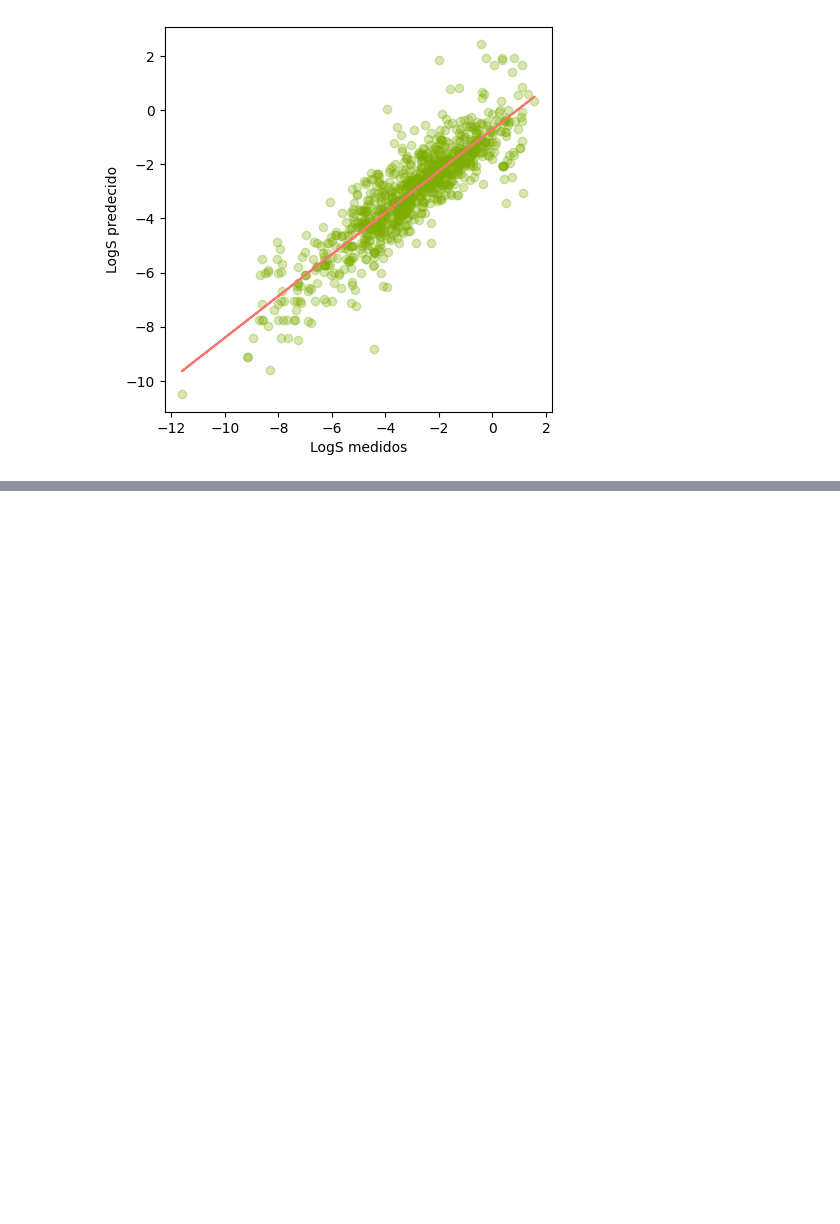
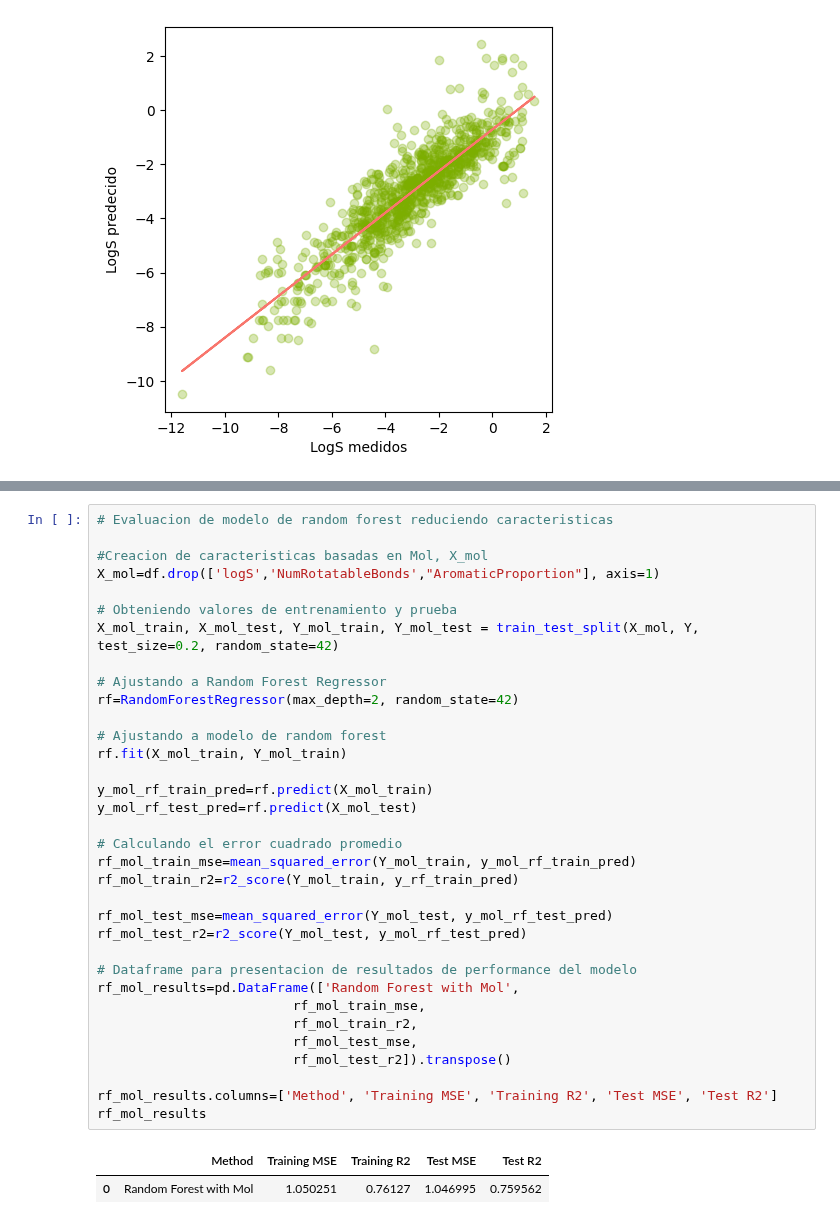
Before and after one commit to mteoraso/ML_Practice, a Jupyter notebook: practica_modelos_ml_solubilidad_moleculas.ipynb, the cells around one changed output, grey strips where cells are left out. Saved outputs shown, nothing was run; the diff lists cells and outputs as text; blank space fills up the shorter version.

```diff
--- a/practica_modelos_ml_solubilidad_moleculas.ipynb
+++ b/practica_modelos_ml_solubilidad_moleculas.ipynb
@@ -321,0 +370,37 @@ Text(0.5, 0, 'LogS medidos')
+# %%
+# Evaluacion de modelo de random forest reduciendo caracteristicas
+
+#Creacion de caracteristicas basadas en Mol, X_mol
+X_mol=df.drop(['logS','NumRotatableBonds',"AromaticProportion"], axis=1)
+
+# Obteniendo valores de entrenamiento y prueba
+X_mol_train, X_mol_test, Y_mol_train, Y_mol_test = train_test_split(X_mol, Y, test_size=0.2, random_state=42)
+
+# Ajustando a Random Forest Regressor
+rf=RandomForestRegressor(max_depth=2, random_state=42)
+
+# Ajustando a modelo de random forest
+rf.fit(X_mol_train, Y_mol_train)
+
+y_mol_rf_train_pred=rf.predict(X_mol_train)
+y_mol_rf_test_pred=rf.predict(X_mol_test)
+
+# Calculando el error cuadrado promedio
+rf_mol_train_mse=mean_squared_error(Y_mol_train, y_mol_rf_train_pred)
+rf_mol_train_r2=r2_score(Y_mol_train, y_rf_train_pred)
+
+rf_mol_test_mse=mean_squared_error(Y_mol_test, y_mol_rf_test_pred)
+rf_mol_test_r2=r2_score(Y_mol_test, y_mol_rf_test_pred)
+
+# Dataframe para presentacion de resultados de performance del modelo
+rf_mol_results=pd.DataFrame(['Random Forest with Mol',
+                         rf_mol_train_mse,
+                         rf_mol_train_r2,
+                         rf_mol_test_mse,
+                         rf_mol_test_r2]).transpose()
+
+rf_mol_results.columns=['Method', 'Training MSE', 'Training R2', 'Test MSE', 'Test R2']
+rf_mol_results
+# %% [output]
+|  | Method | Training MSE | Training R2 | Test MSE | Test R2 |
+| 0 | Random Forest with Mol | 1.050251 | 0.76127 | 1.046995 | 0.759562 |
```
Also changed, not shown: parts of 7 cells of this notebook.
